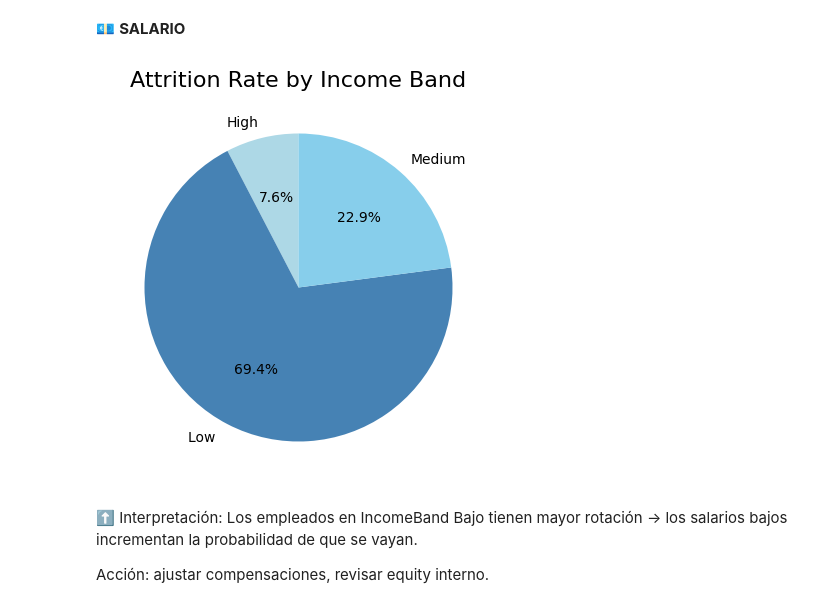
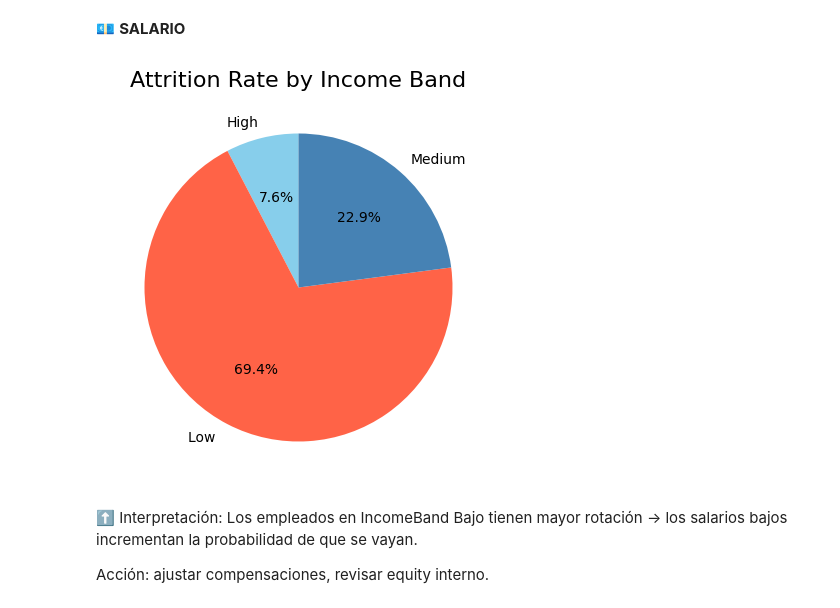
Before and after one commit to mariagranero/proyecto-da-promo-64-modulo-3-team-1, a Jupyter notebook: Notebooks/04_Visualizaciones.ipynb, the cells around one changed output. Cells and saved outputs as stored; diff of their text form; code cells hidden in the pictures.

Commit message:
archivo visualizaciones modificado, añadidos nuevos gráficos

```diff
--- a/Notebooks/04_Visualizaciones.ipynb
+++ b/Notebooks/04_Visualizaciones.ipynb
@@ -749,29 +749,29 @@ Esto indica que ofrecer más oportunidades de formación podría ayudar a mejora
 # %%
 # TASA DE ROTACIÓN EN FUNCIÓN DEL GRUPO SALARIAL (pie chart):
 
 # Traducción y ordenamiento de etiquetas
 income_translation = {
     "Bajo": "Low ",
     "Medio": "Medium",
     "Alto": "High"
 }
 df["IncomeBand"] = df["IncomeBand"].replace(income_translation)
 
 attrition_pct = df.groupby('IncomeBand')['Attrition'].mean() * 100
 
 plt.figure(figsize=(5,5))
 plt.pie(
     attrition_pct,
     labels=attrition_pct.index,
     autopct='%1.1f%%',
-    colors= ["lightblue","steelblue","skyblue"],
+    colors= ["skyblue","tomato","steelblue"],
     startangle=90,
 
 )
 plt.title('Attrition Rate by Income Band', fontsize=16)
 plt.show()
 # %% [output]
-[figure, old version]
+[figure, new version]
 # %% [markdown]
 ⬆️ Interpretación: Los empleados en IncomeBand Bajo tienen mayor rotación → los salarios bajos incrementan la probabilidad de que se vayan.
 
```
Also changed, not shown: parts of 5 cells of this notebook.
